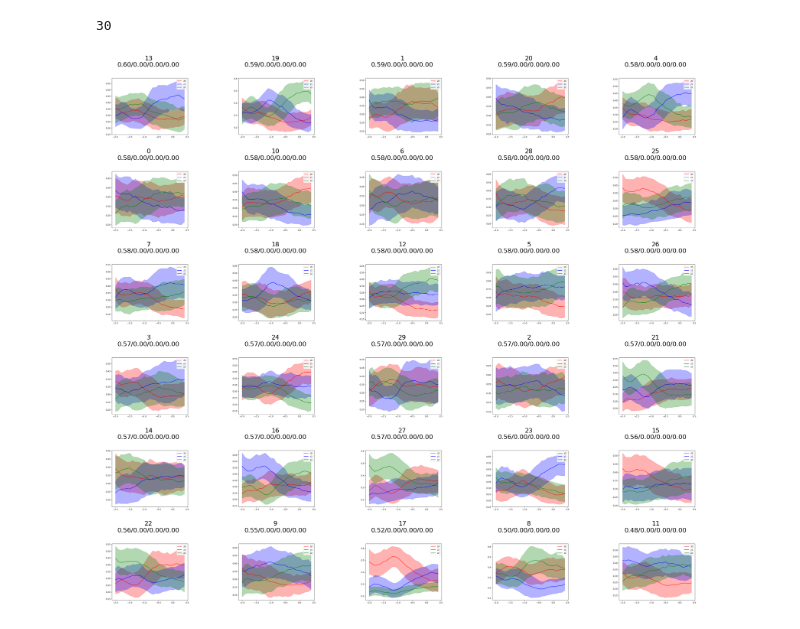
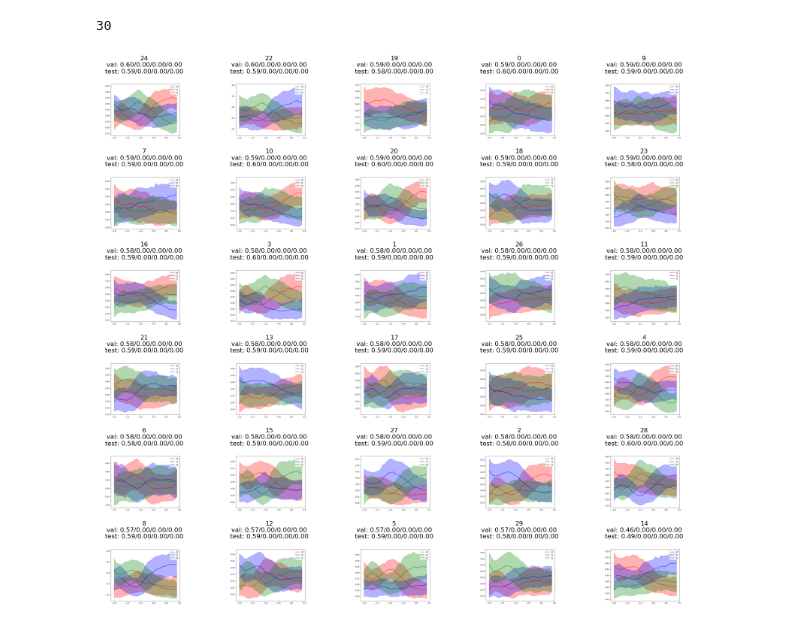
Before and after one commit to methi1999/switching_subspace, a Jupyter notebook: vis_seeds.ipynb, the cells around one changed output. Drawn from its saved outputs; the diff is of its cells as text; code cells hidden in the pictures.

```diff
--- a/vis_seeds.ipynb
+++ b/vis_seeds.ipynb
@@ -10,8 +10,9 @@ import pickle
 # pth = '/Users/mithileshvaidya/Downloads/100_ms_nocnn'
 # pth = '/Users/mithileshvaidya/Downloads/100_ms_cnn'
 # pth = '/Users/mithileshvaidya/Downloads/100_ms_oneuni'
-# pth = '/Users/mithileshvaidya/Downloads/100_ms_pt'
-pth = '/Users/mithileshvaidya/Code/VAE/revised/results_final/vae_gp/100_ms'
+# pth = '/Users/mithileshvaidya/Downloads/100_ms'
+pth = 'results_val_oldsplit/vae_gp/dandi_sub-221CR_ses-20190515T160400/100_ms'
+
 # iterate over folders in the directory
 results_dict = {}
 z_plots = {}
@@ -28,10 +29,13 @@ for folder in os.listdir(pth):
             continue
         seed_cnn = folder.split('seed_')[1].split('cnn')[0]
         # read the all_results.pkl file
+        if not os.path.exists(os.path.join(pth, folder, 'all_results.pkl')):
+            print('File not found: ', os.path.join(pth, folder, 'all_results.pkl'))
+            continue
         with open(os.path.join(pth, folder, 'all_results.pkl'), 'rb') as f:
-            results = pickle.load(f)
+            train_losses, test_losses, bits_per_spike_train, bits_per_spike_test, bits_per_spike_val, accuracy_train_stim, accuracy_test_stim, accuracy_val_stim, accuracy_train_choice, accuracy_test_choice, accuracy_val_choice = pickle.load(f)
         # # store the results in the dictionary
-        results_dict[seed_cnn] = (results[3], results[5], results[7], (results[5]+results[7])/2)
+        results_dict[seed_cnn] = (bits_per_spike_test, bits_per_spike_val, accuracy_test_stim, accuracy_val_stim, accuracy_test_choice, accuracy_val_choice)
         # read the z_avg.png image
         img = plt.imread(os.path.join(pth, folder, 'z_avg.png'))
         z_plots[seed_cnn] = img
@@ -40,18 +44,20 @@ print(len(z_plots))
 30
 # %%
 # arrange in descending order of the last value in the tuple
-results_dict = dict(sorted(results_dict.items(), key=lambda x: (x[1][3]+x[1][0])/2, reverse=True))
+results_dict = dict(sorted(results_dict.items(), key=lambda x: (x[1][0]/2+x[1][2]/4+x[1][4]/4), reverse=True))
 # plot all z_plots in a grid
 fig, axs = plt.subplots(6, 5, figsize=(18, 15), layout="tight")
 for i, (key, res_vals) in enumerate(results_dict.items()):
     ax = axs[i // 5, i % 5]
     ax.imshow(z_plots[key])
     ax.axis('off')
-    ax.set_title(f'{key}\n{res_vals[0]:.2f}/{res_vals[1]:.2f}/{res_vals[2]:.2f}/{res_vals[3]:.2f}')
+    title_str = f'{key}\nval: {res_vals[0]:.2f}/{res_vals[2]:.2f}/{res_vals[4]:.2f}/{(res_vals[2]+res_vals[4])/2:.2f}\n'
+    title_str += f'test: {res_vals[1]:.2f}/{res_vals[3]:.2f}/{res_vals[5]:.2f}/{(res_vals[3]+res_vals[5])/2:.2f}'
+    ax.set_title(title_str)
     # tight layout
 # plt.tight_layout()
 # %% [output]
-[figure, old version]
+[figure, new version]
 # %%
 bs = [x[0] for x in results_dict.values()]
 stim = [x[1] for x in results_dict.values()]
```
Also changed, not shown: parts of 1 cell of this notebook, 13 other files.
